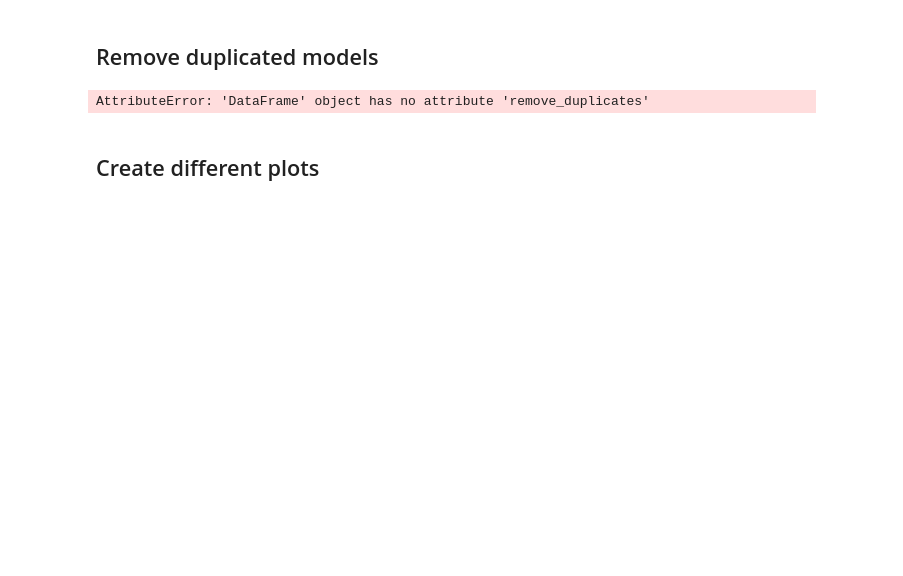
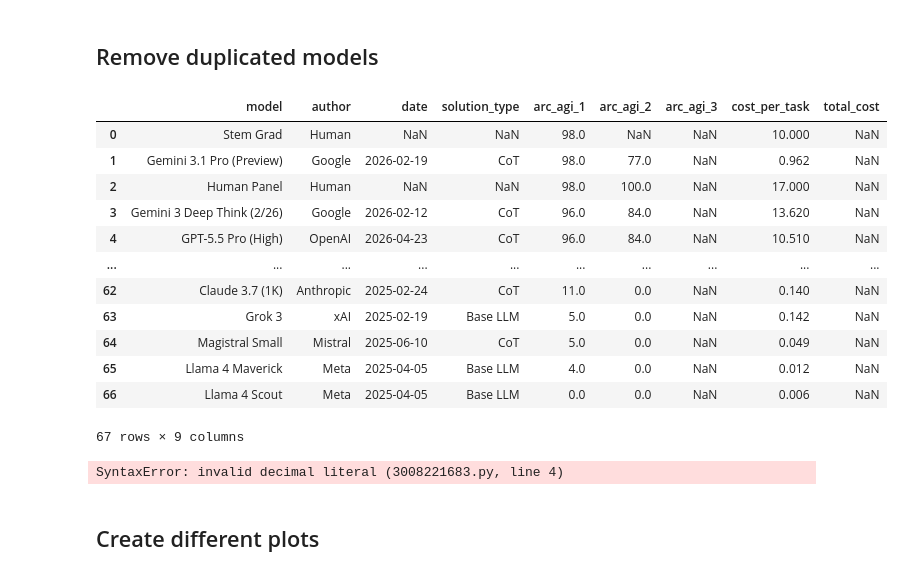
Before and after one commit to UNIR-TUC/arc-agi, a Jupyter notebook: src/arc_agi_data_scraper/arc_agi_data_scraper/data-colector.ipynb, the cells around one changed output. Saved outputs shown, nothing was run; the diff lists cells and outputs as text; code cells hidden in the pictures; blank space fills up the shorter version.

Commit message:
#8: feat: filtering data

```diff
--- a/src/arc_agi_data_scraper/arc_agi_data_scraper/data-colector.ipynb
+++ b/src/arc_agi_data_scraper/arc_agi_data_scraper/data-colector.ipynb
@@ -146,9 +187,66 @@ Rows for 'Anthropic': 42
 # %% [markdown]
 ## Remove duplicated models
 # %%
-df_author.remove_duplicates(subset=["model"], keep="first", inplace=True)
-# Remove model name constains some things like; Low, Medium
-df_author = df_author[~df_author["model"].str.contains("Low|Medium", case=False, na=False)]
-df_autor
+df_filtered = df_arc1.copy()
-# %% [output]
-AttributeError: 'DataFrame' object has no attribute 'remove_duplicates'
+# %%
+# Remove rwos by model name that contain "Low" or "Medium" (case-insensitive)
+df_filtered = df_filtered[~df_filtered["model"].str.contains("Low|Medium|Minimal", case=False, na=False)].reset_index(drop=True)
+# %%
+# Remove row by specific model name (case-insensitive)
+df_filtered = df_filtered[~df_filtered["model"].str.contains('GPT-5.2 (Refine.)', case=False, na=False)].reset_index(drop=True)
+df_filtered = df_filtered[~df_filtered["model"].str.contains("GPT-5.5 Pro (High)", case=False, na=False)].reset_index(drop=True)
+df_filtered = df_filtered[~df_filtered["model"].str.contains("GPT-5.5 (xHigh)", case=False, na=False)].reset_index(drop=True)
+df_filtered = df_filtered[~df_filtered["model"].str.contains("GPT-5.5 (High)", case=False, na=False)].reset_index(drop=True)
+df_filtered = df_filtered[~df_filtered["model"].str.contains("GPT-5.2 (Refine.)", case=False, na=False)].reset_index(drop=True)
+df_filtered = df_filtered[~df_filtered["model"].str.contains("GPT-5.4", case=False, na=False)].reset_index(drop=True)
+df_filtered = df_filtered[~df_filtered["model"].str.contains("Gemini 3 Deep Think (Preview)", case=False, na=False)].reset_index(drop=True)
+df_filtered = df_filtered[~df_filtered["model"].str.contains("GPT-5.2", case=False, na=False)].reset_index(drop=True)
+df_filtered = df_filtered[~df_filtered["model"].str.contains("GPT-5.1", case=False, na=False)].reset_index(drop=True)
+df_filtered = df_filtered[~df_filtered["model"].str.contains("GPT-5 Pro", case=False, na=False)].reset_index(drop=True)
+df_filtered = df_filtered[~df_filtered["model"].str.contains("o3", case=False, na=False)].reset_index(drop=True)
+df_filtered = df_filtered[~df_filtered["model"].str.contains("GPT-5 (High)", case=False, na=False)].reset_index(drop=True)
+df_filtered = df_filtered[~df_filtered["model"].str.contains("Claude Sonnet 4.5", case=False, na=False)].reset_index(drop=True)
+df_filtered = df_filtered[~df_filtered["model"].str.contains("GPT-5 Mini", case=False, na=False)].reset_index(drop=True)
+df_filtered = df_filtered[~df_filtered["model"].str.contains("Claude Opus 4", case=False, na=False)].reset_index(drop=True)
+df_filtered = df_filtered[~df_filtered["model"].str.contains("Claude Sonnet 4.6 (High)", case=False, na=False)].reset_index(drop=True)
+df_filtered = df_filtered[~df_filtered["model"].str.contains("Claude Sonnet 4", case=False, na=False)].reset_index(drop=True)
+df_filtered = df_filtered[~df_filtered["model"].str.contains("GPT-5 Nano (High)", case=False, na=False)].reset_index(drop=True)
+df_filtered = df_filtered[~df_filtered["model"].str.contains("GPT-4.5", case=False, na=False)].reset_index(drop=True)
+df_filtered = df_filtered[~df_filtered["model"].str.contains("Claude Sonnet 4", case=False, na=False)].reset_index(drop=True)
+df_filtered = df_filtered[~df_filtered["model"].str.contains("GPT-4.", case=False, na=False)].reset_index(drop=True)
+df_filtered = df_filtered[~df_filtered["model"].str.contains("GPT-5.1 (Thinking, None)", case=False, na=False)].reset_index(drop=True)
+df_filtered = df_filtered[~df_filtered["model"].str.contains("GPT-4o", case=False, na=False)].reset_index(drop=True)
+df_filtered = df_filtered[~df_filtered["model"].str.contains("Grok 4 (Refine.)", case=False, na=False)].reset_index(drop=True)
+df_filtered = df_filtered[~df_filtered["model"].str.contains("Opus 4.5 (Thinking, 32K)", case=False, na=False)].reset_index(drop=True)
+df_filtered = df_filtered[~df_filtered["model"].str.contains("GPT-5 (High)", case=False, na=False)].reset_index(drop=True)
+df_filtered = df_filtered[~df_filtered["model"].str.contains("Claude 4.7 (High)", case=False, na=False)].reset_index(drop=True)
+df_filtered = df_filtered[~df_filtered["model"].str.contains("GPT-5.5 (High)", case=False, na=False)].reset_index(drop=True)
+df_filtered = df_filtered[~df_filtered["model"].str.contains("GPT-5.5 (xHigh)", case=False, na=False)].reset_index(drop=True)
+df_filtered = df_filtered[~df_filtered["model"].str.contains("Opus 4.5 (Thinking, 32K)", case=False, na=False)].reset_index(drop=True)
+df_filtered = df_filtered[~df_filtered["model"].str.contains("Opus 4.5 (Thinking, 16K)", case=False, na=False)].reset_index(drop=True)
+df_filtered = df_filtered[~df_filtered["model"].str.contains("Gemini 2.5 Pro (Thinking 16K)", case=False, na=False)].reset_index(drop=True)
+df_filtered = df_filtered[~df_filtered["model"].str.contains("Opus 4.5 (Thinking, 1K)", case=False, na=False)].reset_index(drop=True)
+df_filtered = df_filtered[~df_filtered["model"].str.contains("GPT-5.5 Pro (High)", case=False, na=False)].reset_index(drop=True)
+# %%
+df_filtered
+# %% [output]
+|  | model | author | date | solution_type | arc_agi_1 | arc_agi_2 | arc_agi_3 | cost_per_task | total_cost |
+| 0 | Stem Grad | Human | NaN | NaN | 98.0 | NaN | NaN | 10.000 | NaN |
+| 1 | Gemini 3.1 Pro (Preview) | Google | 2026-02-19 | CoT | 98.0 | 77.0 | NaN | 0.962 | NaN |
+| 2 | Human Panel | Human | NaN | NaN | 98.0 | 100.0 | NaN | 17.000 | NaN |
+| 3 | Gemini 3 Deep Think (2/26) | Google | 2026-02-12 | CoT | 96.0 | 84.0 | NaN | 13.620 | NaN |
+| 4 | GPT-5.5 Pro (High) | OpenAI | 2026-04-23 | CoT | 96.0 | 84.0 | NaN | 10.510 | NaN |
+| ... | ... | ... | ... | ... | ... | ... | ... | ... | ... |
+| 62 | Claude 3.7 (1K) | Anthropic | 2025-02-24 | CoT | 11.0 | 0.0 | NaN | 0.140 | NaN |
+| 63 | Grok 3 | xAI | 2025-02-19 | Base LLM | 5.0 | 0.0 | NaN | 0.142 | NaN |
+| 64 | Magistral Small | Mistral | 2025-06-10 | CoT | 5.0 | 0.0 | NaN | 0.049 | NaN |
+| 65 | Llama 4 Maverick | Meta | 2025-04-05 | Base LLM | 4.0 | 0.0 | NaN | 0.012 | NaN |
+| 66 | Llama 4 Scout | Meta | 2025-04-05 | Base LLM | 0.0 | 0.0 | NaN | 0.006 | NaN |
+67 rows × 9 columns
+# %%
+# Generate new columns parameters in thousands, precision in TFLOPS and VRAM in GB
+df_filtered["parameters_k"] = df_filtered["parameters"] / 1e3
+df_filtered["precision_tflops"] = df_filtered["precision"] / 1e12
+df_filtered["vram_gb"] = df_filtered["vram"] / 1e
+# %% [output]
+SyntaxError: invalid decimal literal (3008221683.py, line 4)
```
Also changed, not shown: parts of 5 cells of this notebook, 11 other files.
